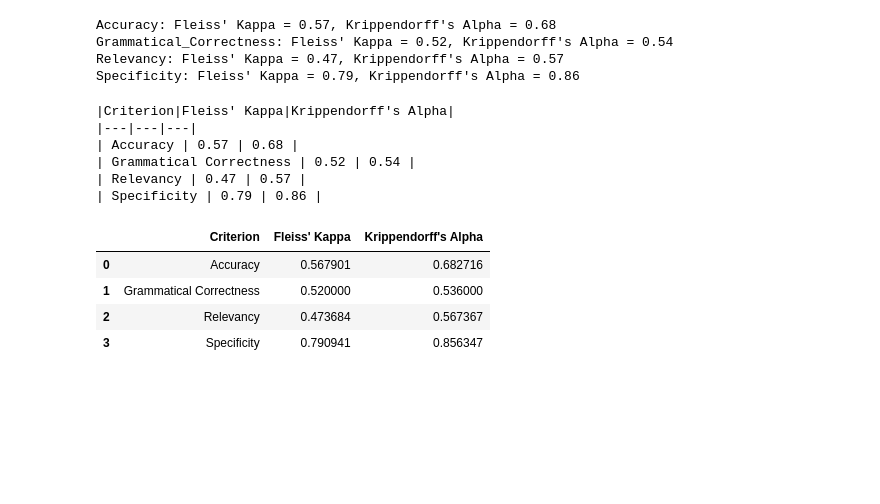
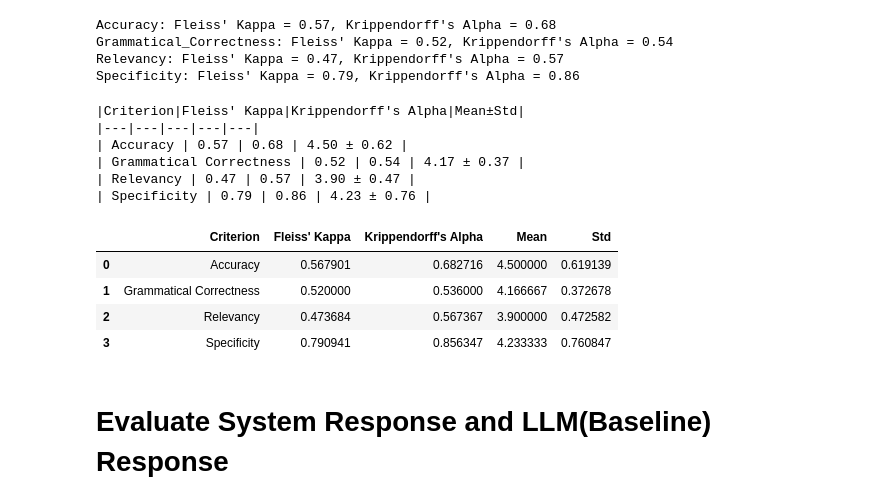
Before and after one commit to TahlilMahfuz/RAG_Implementation, a Jupyter notebook: Evaluation/evaluation.ipynb, the cells around one changed output. Saved outputs shown, nothing was run; the diff lists cells and outputs as text; code cells hidden in the pictures; blank space fills up the shorter version.

Commit message:
Updated LLM as a Judge Scores and table

```diff
--- a/Evaluation/evaluation.ipynb
+++ b/Evaluation/evaluation.ipynb
@@ -392,47 +303,54 @@ df = pd.read_csv('Inter-rater-reliability.csv')
 
 # Extract all reviewer columns for each criterion
 criteria = ['accuracy', 'grammatical_correctness', 'relevancy', 'specificity']
 reviewer_ids = ['70', '63', '57']
 
 results = []
 for crit in criteria:
     # Collect ratings for this criterion from all reviewers
     cols = [f"{rid}_{crit}" for rid in reviewer_ids]
     ratings = df[cols].values.T  # shape: (n_raters, n_items)
 
     # For Fleiss' Kappa, we need a matrix of shape (n_items, n_categories)
     n_categories = 5
     fleiss_matrix = np.zeros((ratings.shape[1], n_categories), dtype=int)
     for i, item_ratings in enumerate(ratings.T):
         for score in item_ratings:
             if not np.isnan(score):
                 fleiss_matrix[i, int(score)-1] += 1
 
     fk = fleiss_kappa(fleiss_matrix)
     ka = krippendorff_alpha(ratings, level_of_measurement='ordinal')
-    results.append((crit.title().replace('_', ' '), fk, ka))
+    # results.append((crit.title().replace('_', ' '), fk, ka))
+     # Calculate mean and std across all raters and items for this criterion
+    all_scores = ratings.flatten()
+    all_scores = all_scores[~np.isnan(all_scores)]
+    mean = np.mean(all_scores)
+    std = np.std(all_scores)
+    results.append((crit.title().replace('_', ' '), fk, ka, mean, std))
 
 # Print as markdown table
-print("|Criterion|Fleiss' Kappa|Krippendorff's Alpha|")
-print("|---|---|---|")
+print("|Criterion|Fleiss' Kappa|Krippendorff's Alpha|Mean±Std|")
+print("|---|---|---|---|---|")
 for row in results:
-    print(f"| {row[0]} | {row[1]:.2f} | {row[2]:.2f} |")
-
+    print(f"| {row[0]} | {row[1]:.2f} | {row[2]:.2f} | {row[3]:.2f} ± {row[4]:.2f} |")
 # create a dataframe of results
 results_df = pd.DataFrame(
     results,
-    columns=['Criterion', "Fleiss' Kappa", "Krippendorff's Alpha"]
+    columns=['Criterion', "Fleiss' Kappa", "Krippendorff's Alpha", "Mean", "Std"]
 )
 results_df
 # %% [output]
-|Criterion|Fleiss' Kappa|Krippendorff's Alpha|
-|---|---|---|
-| Accuracy | 0.57 | 0.68 |
-| Grammatical Correctness | 0.52 | 0.54 |
-| Relevancy | 0.47 | 0.57 |
-| Specificity | 0.79 | 0.86 |
+|Criterion|Fleiss' Kappa|Krippendorff's Alpha|Mean±Std|
+|---|---|---|---|---|
+| Accuracy | 0.57 | 0.68 | 4.50 ± 0.62 |
+| Grammatical Correctness | 0.52 | 0.54 | 4.17 ± 0.37 |
+| Relevancy | 0.47 | 0.57 | 3.90 ± 0.47 |
+| Specificity | 0.79 | 0.86 | 4.23 ± 0.76 |
-|  | Criterion | Fleiss' Kappa | Krippendorff's Alpha |
-| 0 | Accuracy | 0.567901 | 0.682716 |
-| 1 | Grammatical Correctness | 0.520000 | 0.536000 |
-| 2 | Relevancy | 0.473684 | 0.567367 |
-| 3 | Specificity | 0.790941 | 0.856347 |
+|  | Criterion | Fleiss' Kappa | Krippendorff's Alpha | Mean | Std |
+| 0 | Accuracy | 0.567901 | 0.682716 | 4.500000 | 0.619139 |
+| 1 | Grammatical Correctness | 0.520000 | 0.536000 | 4.166667 | 0.372678 |
+| 2 | Relevancy | 0.473684 | 0.567367 | 3.900000 | 0.472582 |
+| 3 | Specificity | 0.790941 | 0.856347 | 4.233333 | 0.760847 |
+# %% [markdown]
+# Evaluate System Response and LLM(Baseline) Response
```
Also changed, not shown: parts of 10 cells of this notebook, 1 other file.
